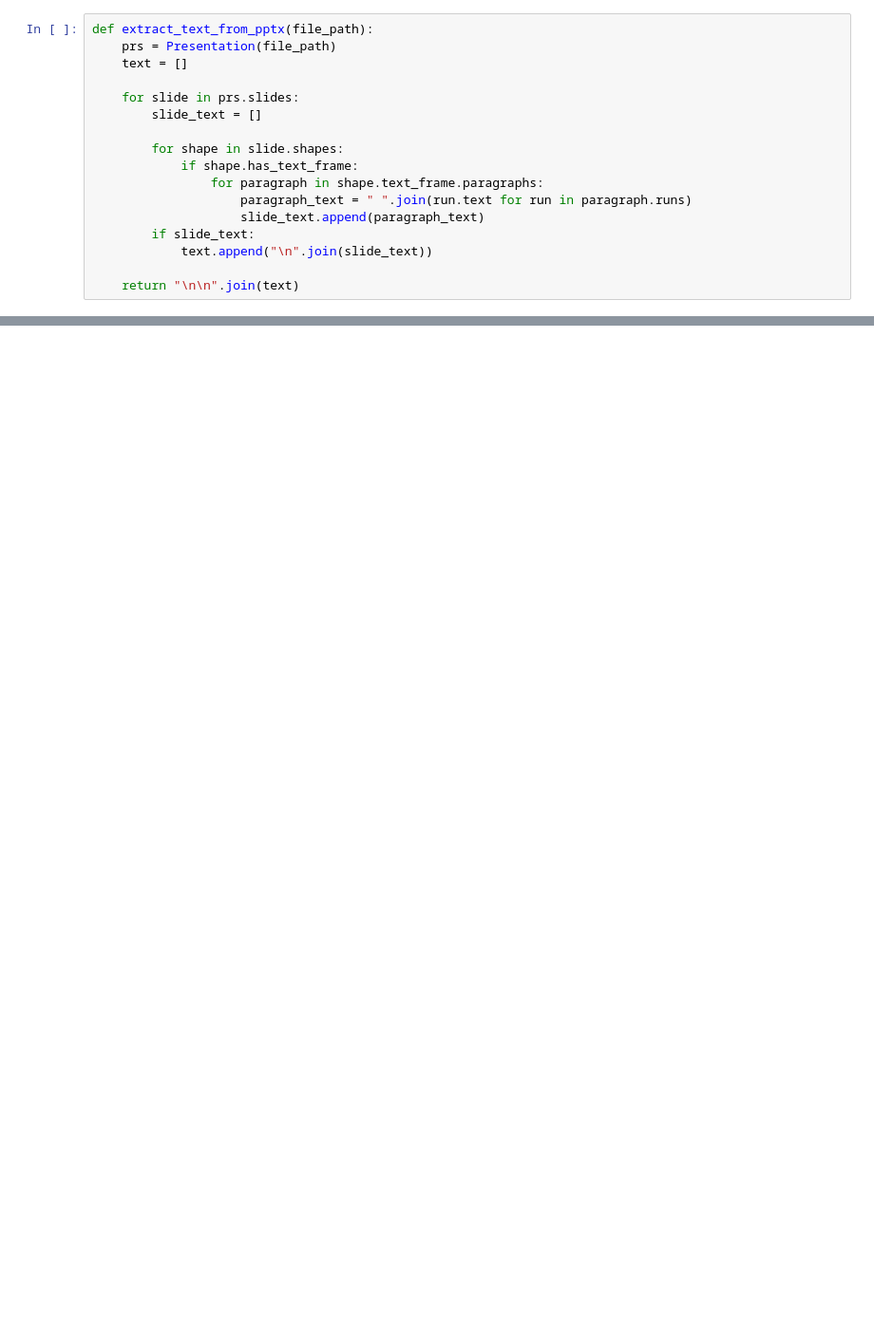
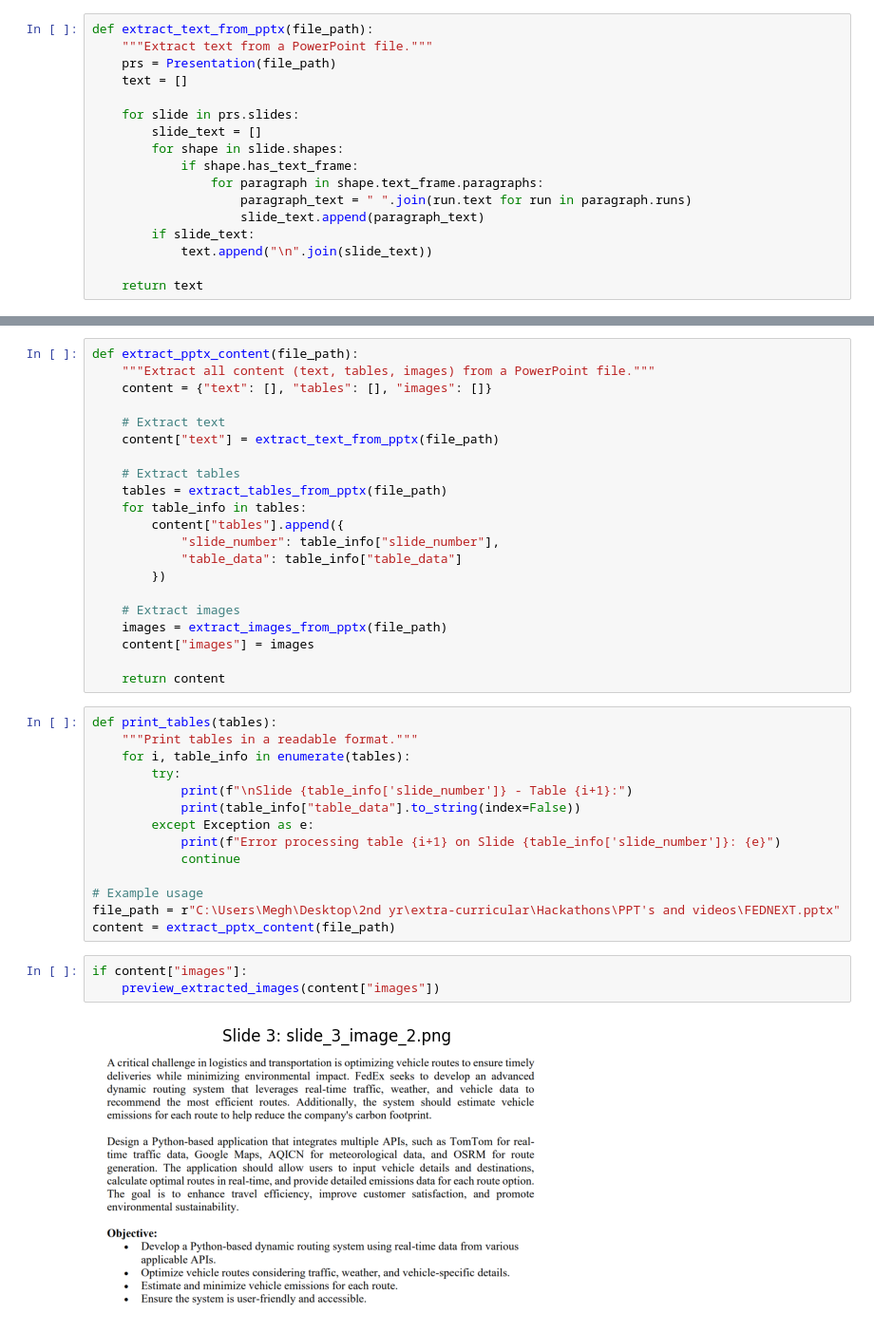
Before and after one commit to MEGH06/Co_Code, a Jupyter notebook: file_handler/ppt_handler.ipynb, the cells around one changed output, grey strips where cells are left out. Shown at 95% size. Saved outputs shown, nothing was run; the diff lists cells and outputs as text; blank space fills up the shorter version.

```diff
--- a/file_handler/ppt_handler.ipynb
+++ b/file_handler/ppt_handler.ipynb
@@ -3,11 +7,11 @@ from pptx import Presentation
 # %%
 def extract_text_from_pptx(file_path):
+    """Extract text from a PowerPoint file."""
     prs = Presentation(file_path)
     text = []
 
     for slide in prs.slides:
         slide_text = []
-
         for shape in slide.shapes:
             if shape.has_text_frame:
                 for paragraph in shape.text_frame.paragraphs:
@@ -16,4 +20,4 @@ def extract_text_from_pptx(file_path):
         if slide_text:
             text.append("\n".join(slide_text))
 
-    return "\n\n".join(text)
+    return text
@@ -41,0 +71,40 @@ Git repository:  https://github.com/MEGH06/FedNext.git
+# %%
+def extract_pptx_content(file_path):
+    """Extract all content (text, tables, images) from a PowerPoint file."""
+    content = {"text": [], "tables": [], "images": []}
+
+    # Extract text
+    content["text"] = extract_text_from_pptx(file_path)
+
+    # Extract tables
+    tables = extract_tables_from_pptx(file_path)
+    for table_info in tables:
+        content["tables"].append({
+            "slide_number": table_info["slide_number"],
+            "table_data": table_info["table_data"]
+        })
+
+    # Extract images
+    images = extract_images_from_pptx(file_path)
+    content["images"] = images
+
+    return content
+# %%
+def print_tables(tables):
+    """Print tables in a readable format."""
+    for i, table_info in enumerate(tables):
+        try:
+            print(f"\nSlide {table_info['slide_number']} - Table {i+1}:")
+            print(table_info["table_data"].to_string(index=False))
+        except Exception as e:
+            print(f"Error processing table {i+1} on Slide {table_info['slide_number']}: {e}")
+            continue
+
+# Example usage
+file_path = r"C:\Users\Megh\Desktop\2nd yr\extra-curricular\Hackathons\PPT's and videos\FEDNEXT.pptx"
+content = extract_pptx_content(file_path)
+# %%
+if content["images"]:
+    preview_extracted_images(content["images"])
+# %% [output]
+[figure, added]
```
Also changed, not shown: parts of 17 cells of this notebook, 13 other files.
